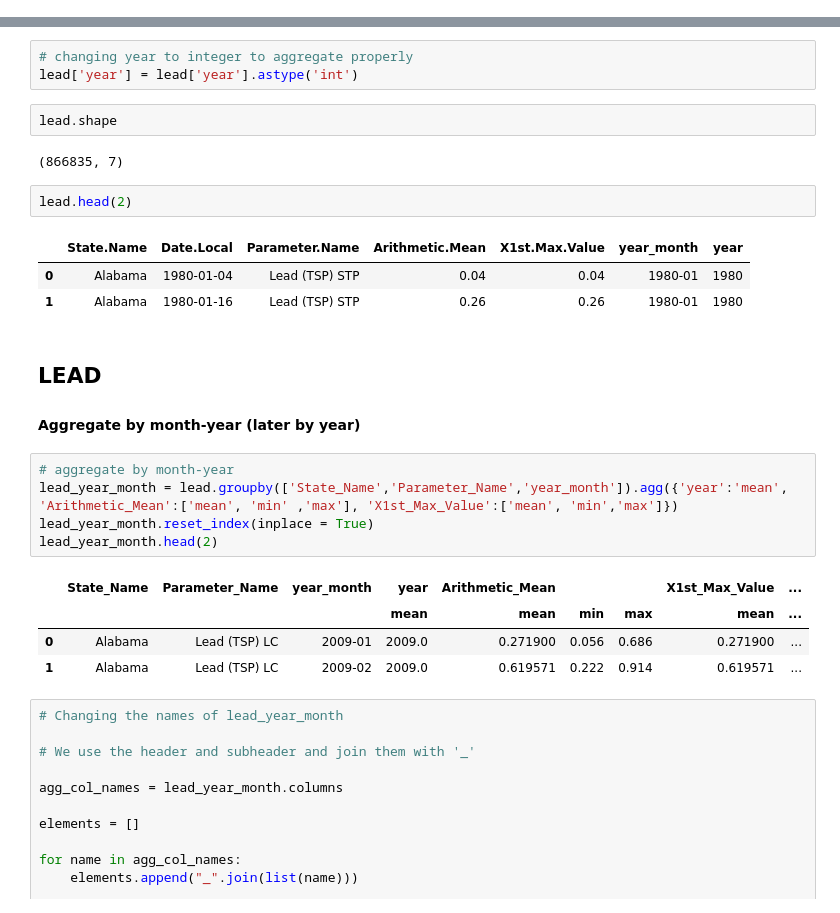
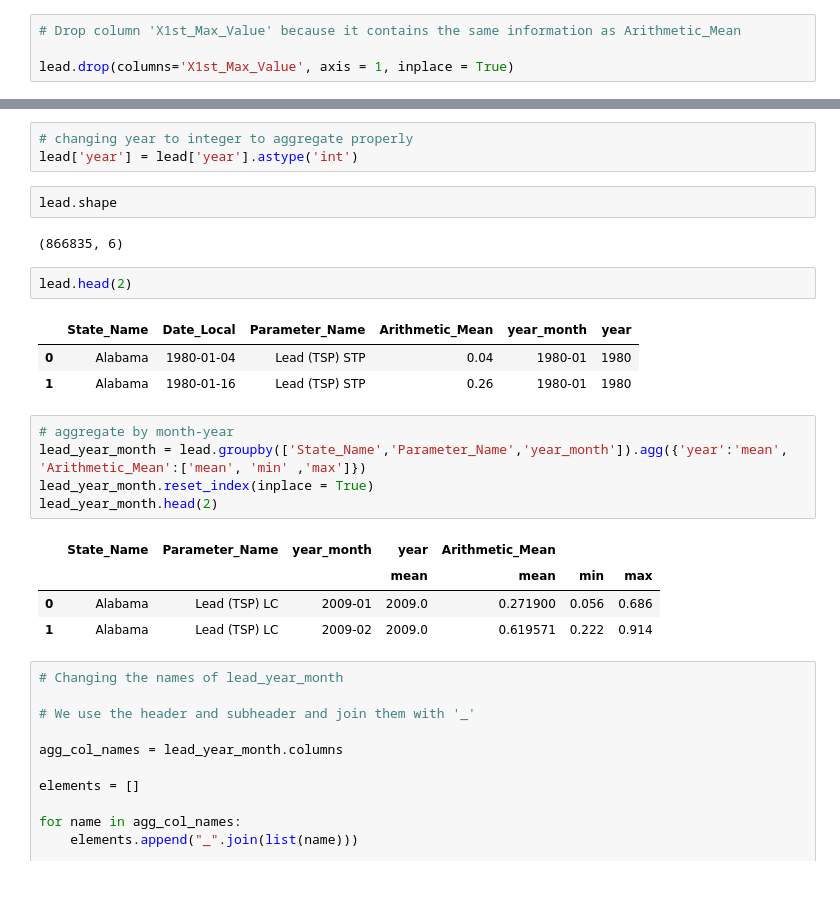
Before and after one commit to AlanAndrews/Air_toxicity, a Jupyter notebook: EDA/EDA.ipynb, the cells around one changed output, grey strips where cells are left out. Drawn from its saved outputs; the diff is of its cells as text; blank space fills up the shorter version.

```diff
--- a/EDA/EDA.ipynb
+++ b/EDA/EDA.ipynb
@@ -59,3 +74,7 @@ lead.head(3)
+# %%
+# Drop column 'X1st_Max_Value' because it contains the same information as Arithmetic_Mean
+
+lead.drop(columns='X1st_Max_Value', axis = 1, inplace = True)
 # %%
 # nono parquete file into pandas dataframe
 
@@ -282,26 +317,23 @@ lead['year'] = lead['year'].astype('int')
 # %%
 lead.shape
 # %% [output]
-(866835, 7)
+(866835, 6)
 # %%
 lead.head(2)
 # %% [output]
-|  | State.Name | Date.Local | Parameter.Name | Arithmetic.Mean | X1st.Max.Value | year_month | year |
-| 0 | Alabama | 1980-01-04 | Lead (TSP) STP | 0.04 | 0.04 | 1980-01 | 1980 |
-| 1 | Alabama | 1980-01-16 | Lead (TSP) STP | 0.26 | 0.26 | 1980-01 | 1980 |
+|  | State_Name | Date_Local | Parameter_Name | Arithmetic_Mean | year_month | year |
+| 0 | Alabama | 1980-01-04 | Lead (TSP) STP | 0.04 | 1980-01 | 1980 |
+| 1 | Alabama | 1980-01-16 | Lead (TSP) STP | 0.26 | 1980-01 | 1980 |
-# %% [markdown]
-## LEAD
-#### Aggregate by month-year (later by year)
 # %%
 # aggregate by month-year
-lead_year_month = lead.groupby(['State_Name','Parameter_Name','year_month']).agg({'year':'mean', 'Arithmetic_Mean':['mean', 'min' ,'max'], 'X1st_Max_Value':['mean', 'min','max']})
+lead_year_month = lead.groupby(['State_Name','Parameter_Name','year_month']).agg({'year':'mean', 'Arithmetic_Mean':['mean', 'min' ,'max']})
 lead_year_month.reset_index(inplace = True)
 lead_year_month.head(2)
 # %% [output]
-|  | State_Name | Parameter_Name | year_month | year | Arithmetic_Mean |  |  | X1st_Max_Value | ... |
-|  |  |  |  | mean | mean | min | max | mean | ... |
-| 0 | Alabama | Lead (TSP) LC | 2009-01 | 2009.0 | 0.271900 | 0.056 | 0.686 | 0.271900 | ... |
-| 1 | Alabama | Lead (TSP) LC | 2009-02 | 2009.0 | 0.619571 | 0.222 | 0.914 | 0.619571 | ... |
+|  | State_Name | Parameter_Name | year_month | year | Arithmetic_Mean |  |  |
+|  |  |  |  | mean | mean | min | max |
+| 0 | Alabama | Lead (TSP) LC | 2009-01 | 2009.0 | 0.271900 | 0.056 | 0.686 |
+| 1 | Alabama | Lead (TSP) LC | 2009-02 | 2009.0 | 0.619571 | 0.222 | 0.914 |
 # %%
 # Changing the names of lead_year_month
 
```
Also changed, not shown: parts of 76 cells of this notebook.
